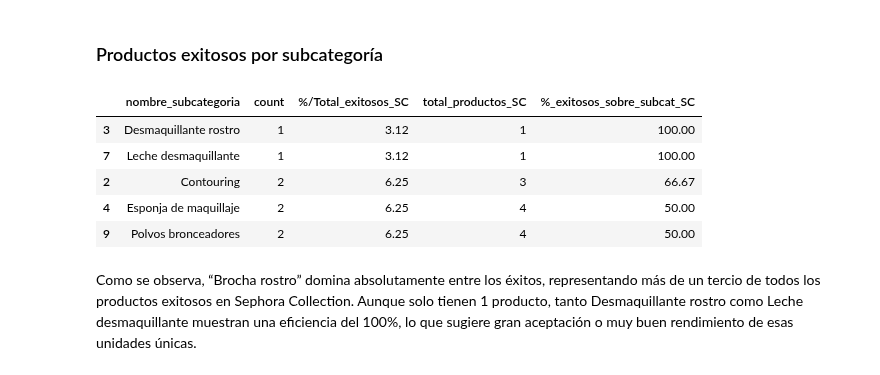
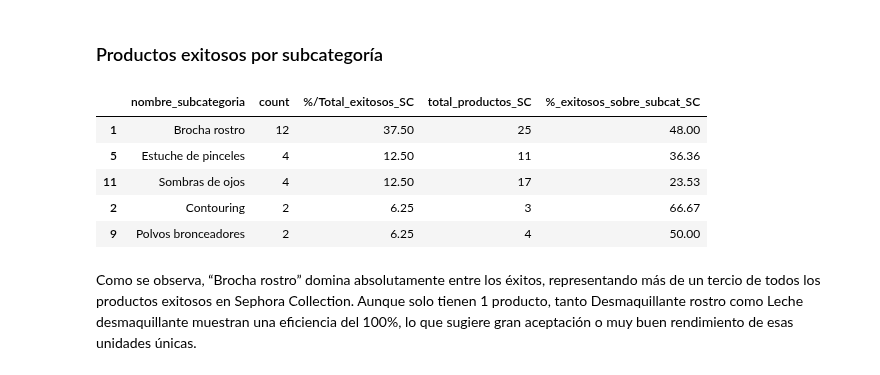
Before and after one commit to raquelscv/proyecto_final_sephora, a Jupyter notebook: eda.ipynb, the cells around one changed output. Drawn from its saved outputs; the diff is of its cells as text; code cells hidden in the pictures.

```diff
--- a/eda.ipynb
+++ b/eda.ipynb
@@ -1021,17 +1026,17 @@ La categoría sobre la que Sephora Collection dispone de un mayor número de pro
 # %%
 total_sc_por_subcat = df[df['nombre_marca'] == 'Sephora Collection'].groupby('nombre_subcategoria').size().reset_index(name='total_productos_SC')
 exitosos_sc_por_subcat = exitosos_espec.groupby('nombre_subcategoria').size().reset_index(name='count')
 exitosos_sc_por_subcat['%/Total_exitosos_SC'] = ((exitosos_sc_por_subcat['count'] / len(exitosos_espec)) * 100).round(2)
 exitosos_sc_por_subcat = exitosos_sc_por_subcat.merge(total_sc_por_subcat, on='nombre_subcategoria', how='left')
 exitosos_sc_por_subcat['%_exitosos_sobre_subcat_SC'] = ((exitosos_sc_por_subcat['count'] / exitosos_sc_por_subcat['total_productos_SC']) * 100).round(2)
-exitosos_sc_por_subcat = exitosos_sc_por_subcat.sort_values(by='%_exitosos_sobre_subcat_SC', ascending=False)
+exitosos_sc_por_subcat = exitosos_sc_por_subcat.sort_values(by='%/Total_exitosos_SC', ascending=False)
 exitosos_sc_por_subcat.head()
 # %% [output]
 |  | nombre_subcategoria | count | %/Total_exitosos_SC | total_productos_SC | %_exitosos_sobre_subcat_SC |
-| 3 | Desmaquillante rostro | 1 | 3.12 | 1 | 100.00 |
-| 7 | Leche desmaquillante | 1 | 3.12 | 1 | 100.00 |
+| 1 | Brocha rostro | 12 | 37.50 | 25 | 48.00 |
+| 5 | Estuche de pinceles | 4 | 12.50 | 11 | 36.36 |
+| 11 | Sombras de ojos | 4 | 12.50 | 17 | 23.53 |
 | 2 | Contouring | 2 | 6.25 | 3 | 66.67 |
-| 4 | Esponja de maquillaje | 2 | 6.25 | 4 | 50.00 |
 | 9 | Polvos bronceadores | 2 | 6.25 | 4 | 50.00 |
 # %% [markdown]
 Como se observa, “Brocha rostro” domina absolutamente entre los éxitos, representando más de un tercio de todos los productos exitosos en Sephora Collection. Aunque solo tienen 1 producto, tanto Desmaquillante rostro como Leche desmaquillante muestran una eficiencia del 100%, lo que sugiere gran aceptación o muy buen rendimiento de esas unidades únicas.
```
Also changed, not shown: parts of 14 cells of this notebook.
